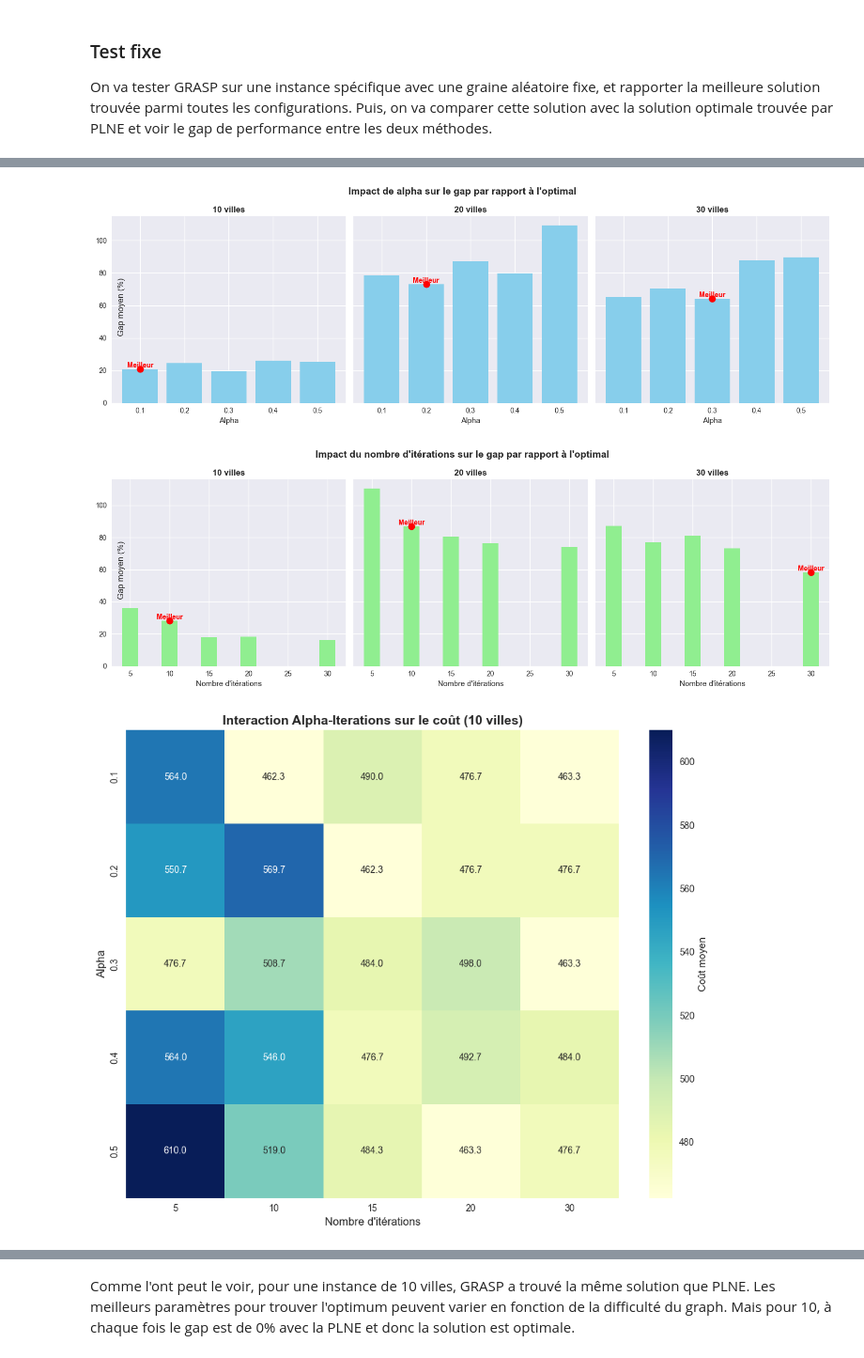
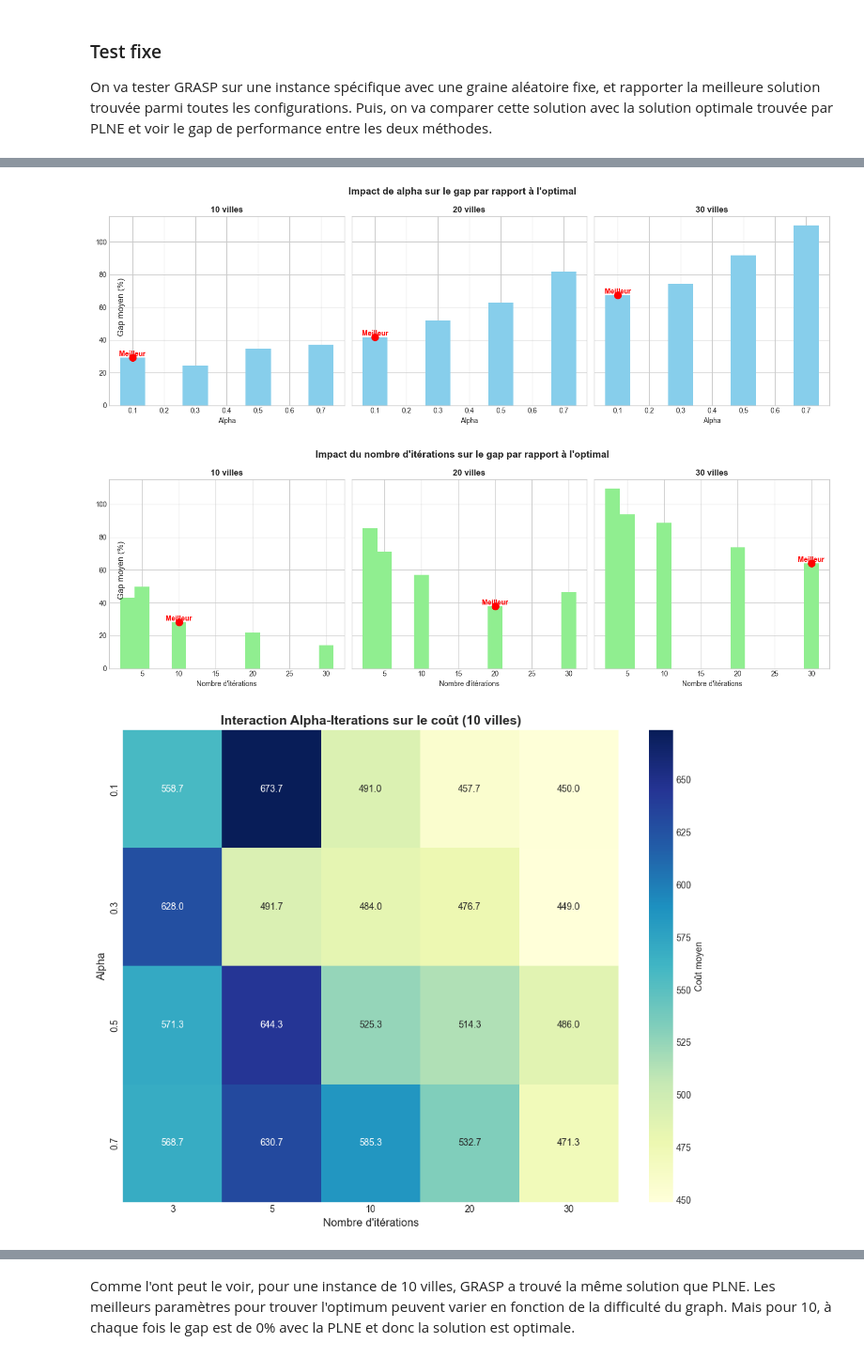
Before and after one commit to iKagnana/RO-CESI-BMI, a Jupyter notebook: livrable_1.ipynb, the cells around one changed output, grey strips where cells are left out. Shown at 94% size. Saved outputs shown, nothing was run; the diff lists cells and outputs as text; code cells hidden in the pictures.

```diff
--- a/livrable_1.ipynb
+++ b/livrable_1.ipynb
@@ -1314,6 +1353,7 @@ Cette section présente les résultats de nos expériences comparant GRASP et PL
 ### Test fixe
 On va tester GRASP sur une instance spécifique avec une graine aléatoire fixe, et rapporter la meilleure solution trouvée parmi toutes les configurations. Puis, on va comparer cette solution avec la solution optimale trouvée par PLNE et voir le gap de performance entre les deux méthodes.
 # %%
+import seaborn as sns
 def compare_on_same_instance(sizes=[10, 20, 30], seed=42, num_runs=3, visualize=True):
     """
     Compare PLNE et GRASP sur exactement les mêmes instances avec visualisations
@@ -1362,8 +1402,8 @@ def compare_on_same_instance(sizes=[10, 20, 30], seed=42, num_runs=3, visualize=
         best_alpha = None
         best_iter = None
 
-        alphas = [0.1, 0.2, 0.3, 0.4, 0.5]
-        iterations = [5, 10, 15, 20, 30]
+        alphas = [0.1, 0.3, 0.5,0.7]
+        iterations = [3,5,10,20,30]
 
         # GRASP avec différents paramètres
         print("Exécution de GRASP avec différentes configurations...")
@@ -1770,4 +1810,4 @@ Accélération: 112.4x
-[figure, old version]
+[figure, new version]
-[figure, old version]
+[figure, new version]
-[figure, old version]
+[figure, new version]
 [figure]
```
Also changed, not shown: parts of 9 cells of this notebook, 1 other file.
